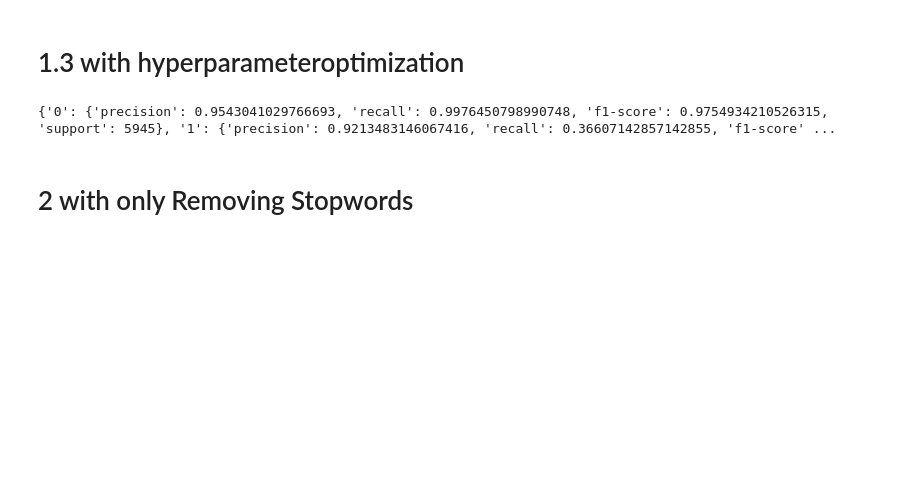
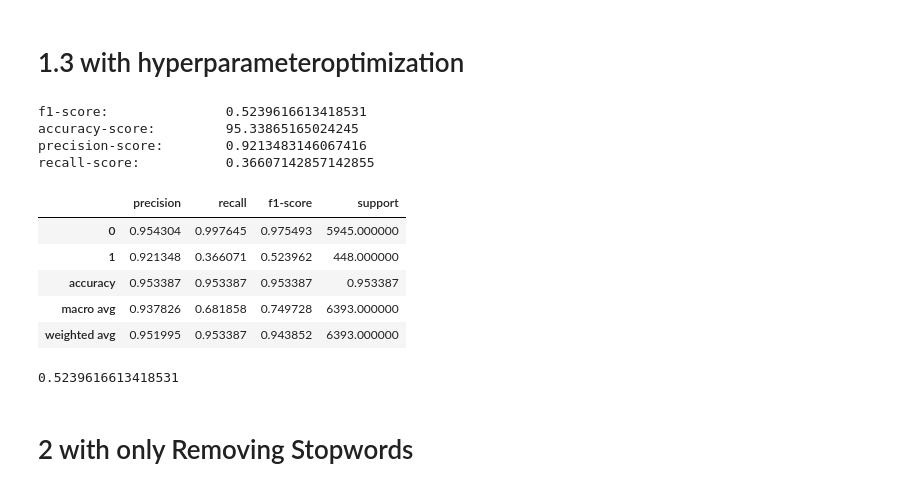
Before and after one commit to Aaron9812/Data_mining, a Jupyter notebook: src/models/KNN.ipynb, the cells around one changed output. Cells and saved outputs as stored; diff of their text form; code cells hidden in the pictures; blank space fills up the shorter version.

```diff
--- a/src/models/KNN_latest_v2.ipynb
+++ b/src/models/KNN.ipynb
@@ -605,6 +464,29 @@ def convert_to_tf_idf(X_train, X_test):
     print(x_test_counts.shape)
     print(x_test_tfidf.shape)
     return x_train_tfidf, x_test_tfidf, x_train_counts, x_test_counts
+# %%
+def KNN_opt(X_train_c, y_train, X_test, y_test):
+# this step was added after doing hyperparameter opt. at the end of this notebook, only the report will be printedout out
+# no adoption to the template class is made
+
+    knn = KNeighborsClassifier(algorithm='ball_tree', n_neighbors= 2, p=2, weights='distance')
+    model = knn.fit(X_train_c.toarray(), y_train)
+    y_pred = model.predict(X_test_c.toarray())
+    report = classification_report(y_test, y_pred, output_dict=True)
+    report = pd.DataFrame(report).transpose()
+    f1 = f1_score(y_test, y_pred)
+    accuracy = accuracy_score(y_test, y_pred)*100
+    recall = recall_score(y_test, y_pred)
+    precision = precision_score(y_test, y_pred)
+
+    #scores
+    print("f1-score:         \t%s " % (f1))
+    print("accuracy-score:   \t%s " % (accuracy))
+    print("precision-score:  \t%s " % (precision))
+    print("recall-score:     \t%s " % (recall))
+
+    display(report)
+    return accuracy, precision, recall, f1, report
 # %% [markdown]
 # 1. With only Tokenization <a class="anchor" id="tokenization"></a>
 # %%
@@ -728,16 +632,30 @@ function: 'evaluate' finished in 2.83 seconds.
 # %% [markdown]
 # 1.3 with hyperparameteroptimization
 # %%
-# this step was added after doing hyperparameter opt. so only the report will be given out
+# this step was added after doing hyperparameter opt. at the end of this notebook, only the report will be printedout out
 # no adoption to the template class is made
-
-knn = KNeighborsClassifier(algorithm='ball_tree', n_neighbors= 2, p=2, weights='distance') #use
-model = knn.fit(X_train_c.toarray(), y_train)
-y_pred = model.predict(X_test_c.toarray())
-report = classification_report(y_test, y_pred, output_dict=True)
-print(report)
+# 1.3 with hyperparameteroptimization
+accuracy, precision, recall, f1, _ = KNN_opt(X_train_c, y_train, X_test_c, y_test)
+results_ho.append({
+                'method':"tokenization",
+                'accuracy': accuracy,
+                "recall": recall,
+                "precision": precision,
+                "f1": f1
+            })
+print(f1)
 # %% [output]
-{'0': {'precision': 0.9543041029766693, 'recall': 0.9976450798990748, 'f1-score': 0.9754934210526315, 'support': 5945}, '1': {'precision': 0.9213483146067416, 'recall': 0.36607142857142855, 'f1-score' ...
+f1-score:               0.5239616613418531
+accuracy-score:         95.33865165024245
+precision-score:        0.9213483146067416
+recall-score:           0.36607142857142855
+|  | precision | recall | f1-score | support |
+| 0 | 0.954304 | 0.997645 | 0.975493 | 5945.000000 |
+| 1 | 0.921348 | 0.366071 | 0.523962 | 448.000000 |
+| accuracy | 0.953387 | 0.953387 | 0.953387 | 0.953387 |
+| macro avg | 0.937826 | 0.681858 | 0.749728 | 6393.000000 |
+| weighted avg | 0.951995 | 0.953387 | 0.943852 | 6393.000000 |
+0.5239616613418531
 # %% [markdown]
 # 2 with only Removing Stopwords <a class="anchor" id="stopwords_removal"></a>
 # %% [markdown]
```
Also changed, not shown: parts of 33 cells of this notebook.
